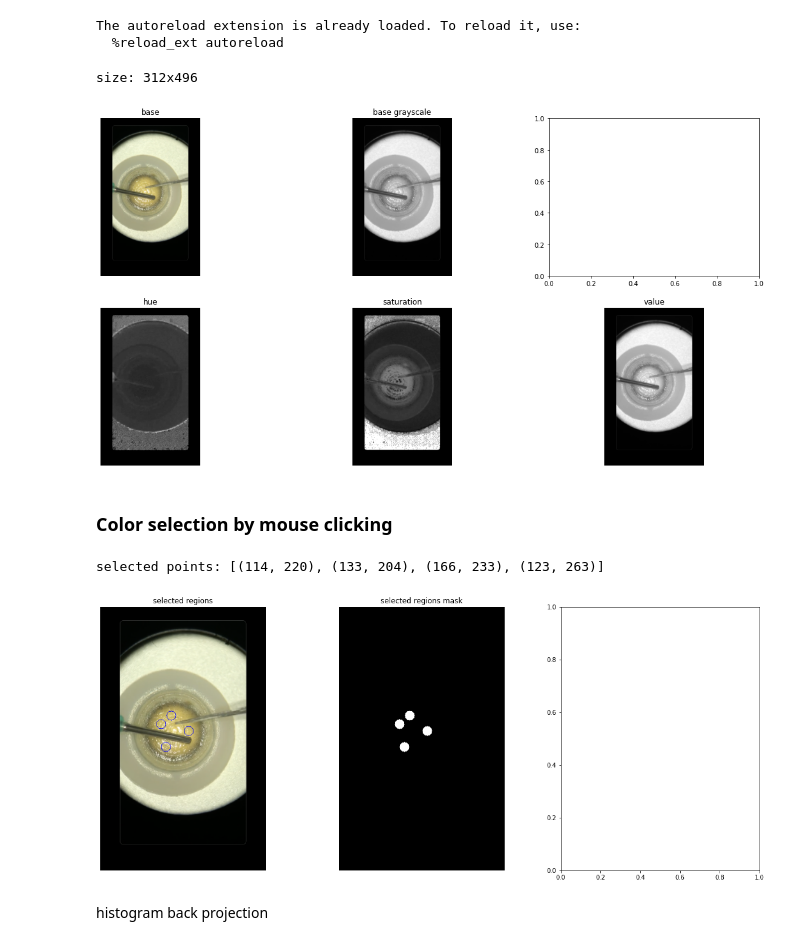
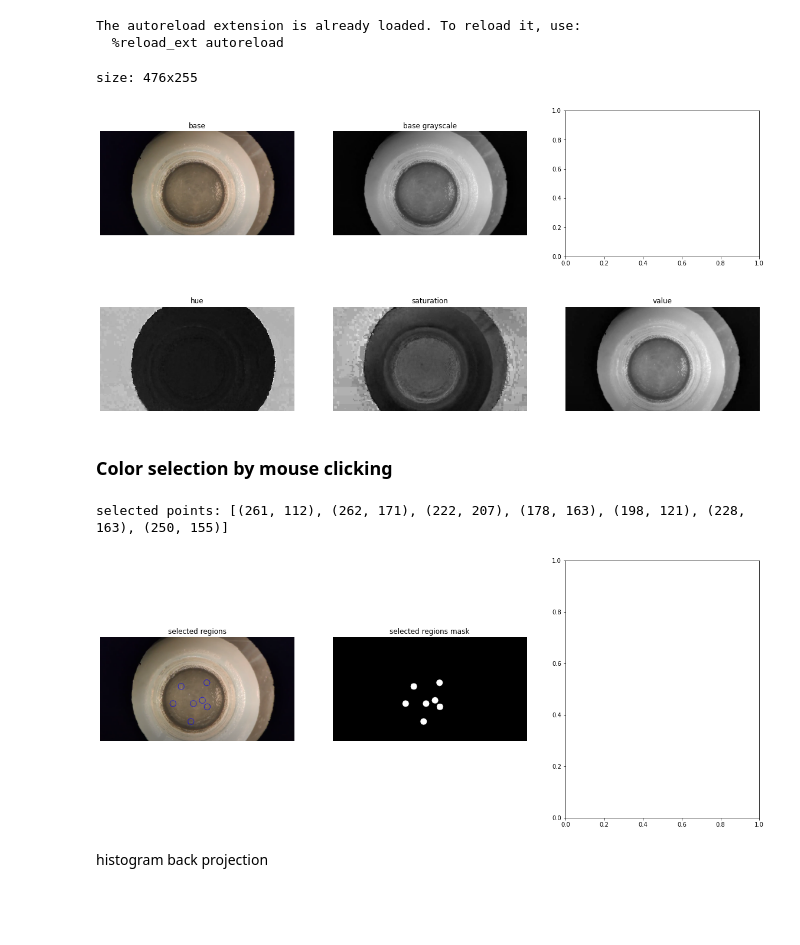
Before and after one commit to Custom-Surgical-GmbH/Cataract-Surgery-Training-Explorations, a Jupyter notebook: opencv_explorations/color_thresholding_circle_matching.ipynb, the cells around one changed output. Cells and saved outputs as stored; diff of their text form; code cells hidden in the pictures; blank space fills up the shorter version.

```diff
--- a/opencv_explorations/color_thresholding_circle_matching.ipynb
+++ b/opencv_explorations/color_thresholding_circle_matching.ipynb
@@ -21,7 +24,7 @@ The autoreload extension is already loaded. To reload it, use:
 scale = 0.33
 # scale = 1.0
 
-base = cv2.imread('data/artificial/bioniko_rhexis_base4.png', cv2.IMREAD_COLOR)
+base = cv2.imread('data/artificial/bioniko_rhexis_base8.png', cv2.IMREAD_COLOR)
 base = cv2.resize(base, (0,0), fx=scale, fy=scale)
 
 base_rgb = cv2.cvtColor(base, cv2.COLOR_BGR2RGB)
@@ -31,35 +34,35 @@ base_hsv = cv2.cvtColor(base, cv2.COLOR_BGR2HSV)
 base_hue = base_hsv[:,:,0]
 base_saturation = base_hsv[:,:,1]
 base_value = base_hsv[:,:,2]
 
 # visualization
 print('size: %dx%d' % (base.shape[1], base.shape[0]))
 
 fig, ((plot1, plot2, _), (plot3, plot4, plot5)) = plt.subplots(2, 3, figsize=(20,10))
 plot1.set_title('base')
 plot1.imshow(base_rgb)
 plot1.axis('off')
 
 plot2.set_title('base grayscale')
 plot2.imshow(base_gray, cmap=plt.cm.gray)
 plot2.axis('off')
 
 plot3.set_title('hue')
 plot3.imshow(base_hue, cmap=plt.cm.gray)
 plot3.axis('off')
 
 plot4.set_title('saturation')
 plot4.imshow(base_saturation, cmap=plt.cm.gray)
 plot4.axis('off')
 
 plot5.set_title('value')
 plot5.imshow(base_value, cmap=plt.cm.gray)
 plot5.axis('off')
 
 plt.show()
 # %% [output]
-size: 312x496
+size: 476x255
-[figure, old version]
+[figure, new version]
 # %% [markdown]
 ### Color selection by mouse clicking
 # %%
@@ -100,8 +103,8 @@ plots[1].axis('off')
 
 plt.show()
 # %% [output]
-selected points: [(114, 220), (133, 204), (166, 233), (123, 263)]
+selected points: [(261, 112), (262, 171), (222, 207), (178, 163), (198, 121), (228, 163), (250, 155)]
-[figure, old version]
+[figure, new version]
 # %% [markdown]
 histogram back projection
 # %%
```
Also changed, not shown: parts of 19 cells of this notebook.
